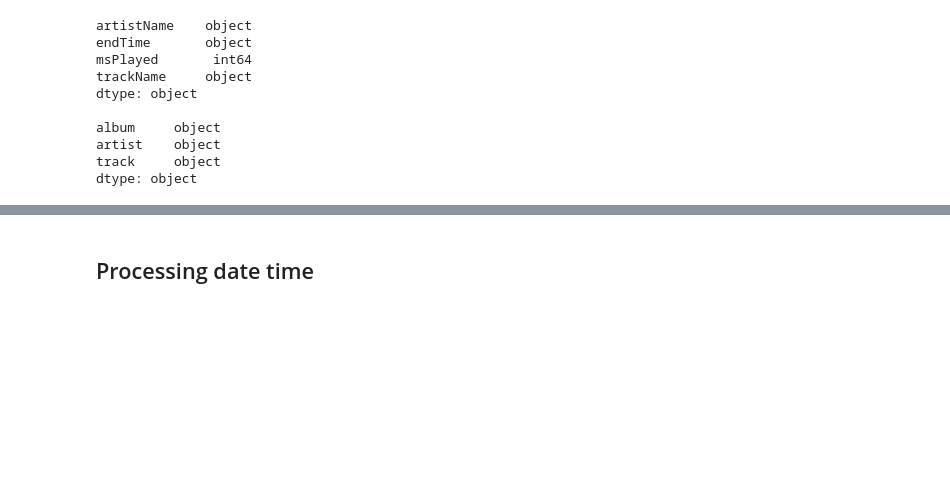
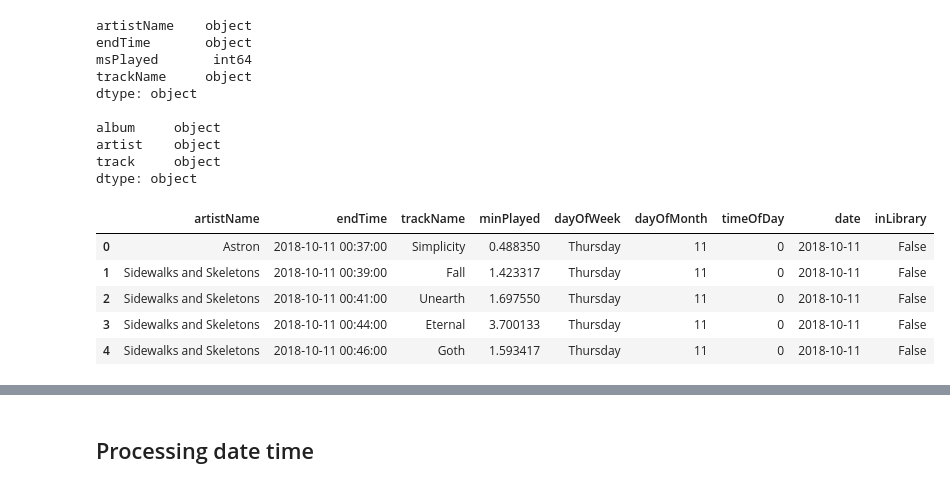
Before and after one commit to modw/spotify-data, a Jupyter notebook: spotify-eda.ipynb, the cells around one changed output, grey strips where cells are left out. Saved outputs shown, nothing was run; the diff lists cells and outputs as text; code cells hidden in the pictures; blank space fills up the shorter version.

Commit message:
included df heads

```diff
--- a/spotify-eda.ipynb
+++ b/spotify-eda.ipynb
@@ -62,3 +62,12 @@ album     object
 artist    object
 track     object
 dtype: object
+# %%
+history_df.head()
+# %% [output]
+|  | artistName | endTime | trackName | minPlayed | dayOfWeek | dayOfMonth | timeOfDay | date | inLibrary |
+| 0 | Astron | 2018-10-11 00:37:00 | Simplicity | 0.488350 | Thursday | 11 | 0 | 2018-10-11 | False |
+| 1 | Sidewalks and Skeletons | 2018-10-11 00:39:00 | Fall | 1.423317 | Thursday | 11 | 0 | 2018-10-11 | False |
+| 2 | Sidewalks and Skeletons | 2018-10-11 00:41:00 | Unearth | 1.697550 | Thursday | 11 | 0 | 2018-10-11 | False |
+| 3 | Sidewalks and Skeletons | 2018-10-11 00:44:00 | Eternal | 3.700133 | Thursday | 11 | 0 | 2018-10-11 | False |
+| 4 | Sidewalks and Skeletons | 2018-10-11 00:46:00 | Goth | 1.593417 | Thursday | 11 | 0 | 2018-10-11 | False |
```
Also changed, not shown: parts of 1 cell of this notebook.
